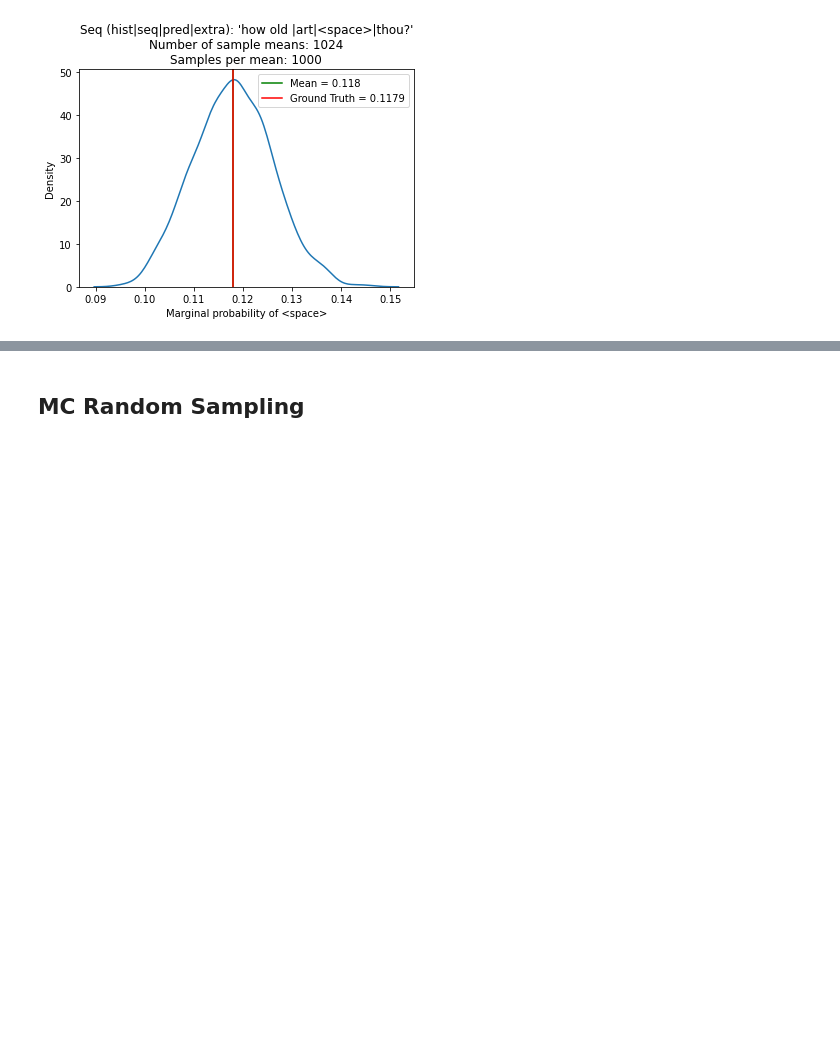
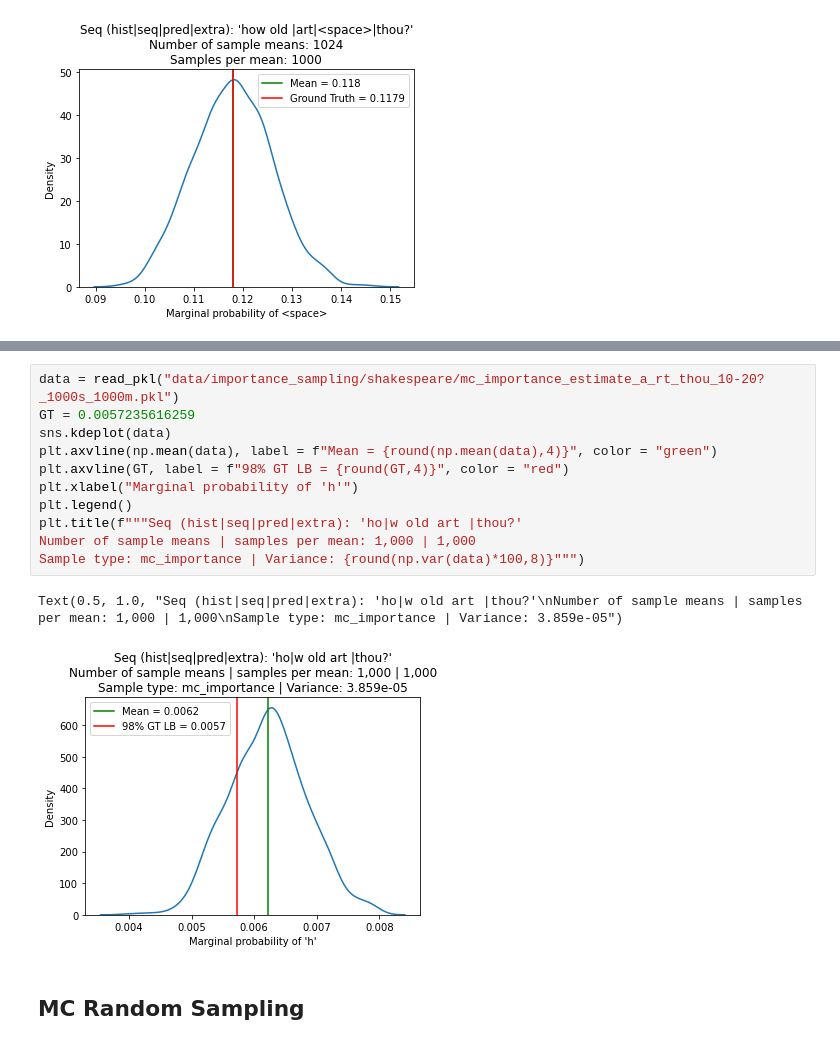
Before and after one commit to vshah99/prob_seq_queries_nnproject, a Jupyter notebook: notebooks/sample_mean_dist_importance_sampling.ipynb, the cells around one changed output, grey strips where cells are left out. Saved outputs shown, nothing was run; the diff lists cells and outputs as text; blank space fills up the shorter version.

```diff
--- a/notebooks/sample_mean_dist_importance_sampling.ipynb
+++ b/notebooks/sample_mean_dist_importance_sampling.ipynb
@@ -49,6 +50,20 @@ Seq Space: 20M""")
 # %% [output]
 Text(0.5, 1.0, "Seq (hist|seq|pred|extra): 'how old a|rt<space>t|h|ou?'\nNumber of sample means: 1024\nSamples per mean: 1000\nSeq Space: 20M")
 [figure]
+# %%
+data = read_pkl("data/importance_sampling/shakespeare/mc_importance_estimate_a_rt_thou_10-20?_1000s_1000m.pkl")
+GT = 0.0057235616259
+sns.kdeplot(data)
+plt.axvline(np.mean(data), label = f"Mean = {round(np.mean(data),4)}", color = "green")
+plt.axvline(GT, label = f"98% GT LB = {round(GT,4)}", color = "red")
+plt.xlabel("Marginal probability of 'h'")
+plt.legend()
+plt.title(f"""Seq (hist|seq|pred|extra): 'ho|w old art |thou?'
+Number of sample means | samples per mean: 1,000 | 1,000
+Sample type: mc_importance | Variance: {round(np.var(data)*100,8)}""")
+# %% [output]
+Text(0.5, 1.0, "Seq (hist|seq|pred|extra): 'ho|w old art |thou?'\nNumber of sample means | samples per mean: 1,000 | 1,000\nSample type: mc_importance | Variance: 3.859e-05")
+[figure, added]
 # %% [markdown]
 ## MC Random Sampling
 # %%
```
Also changed, not shown: parts of 8 cells of this notebook, 10 other files.
